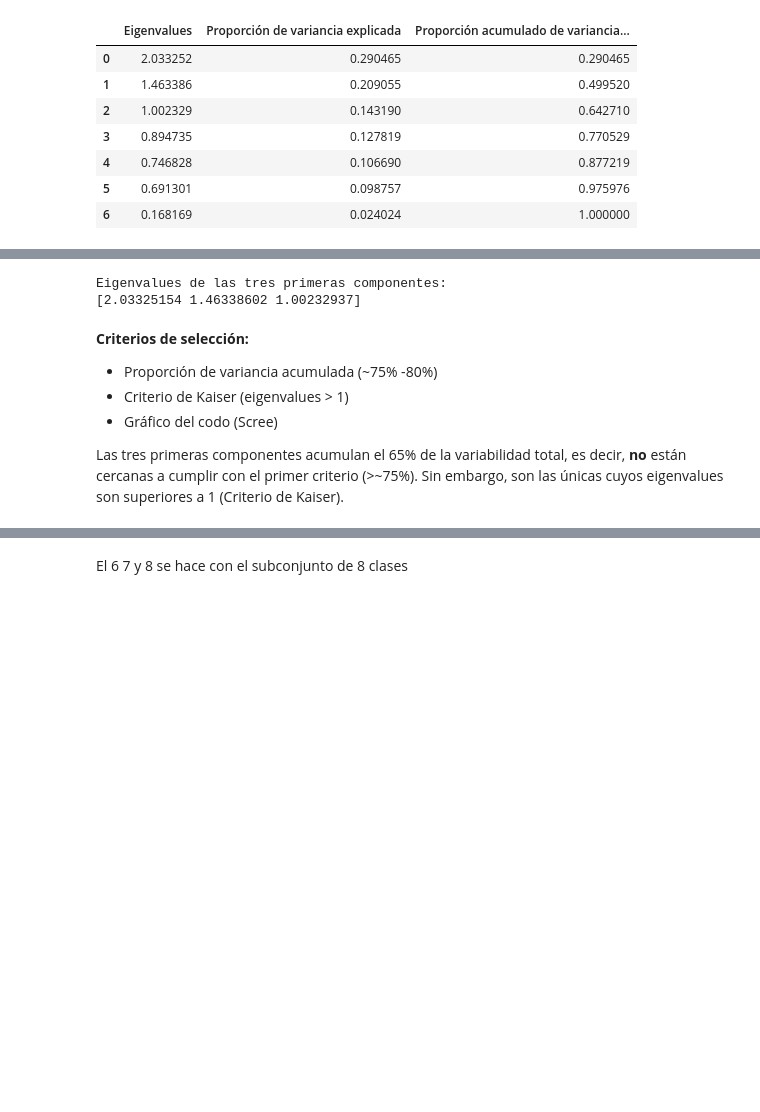
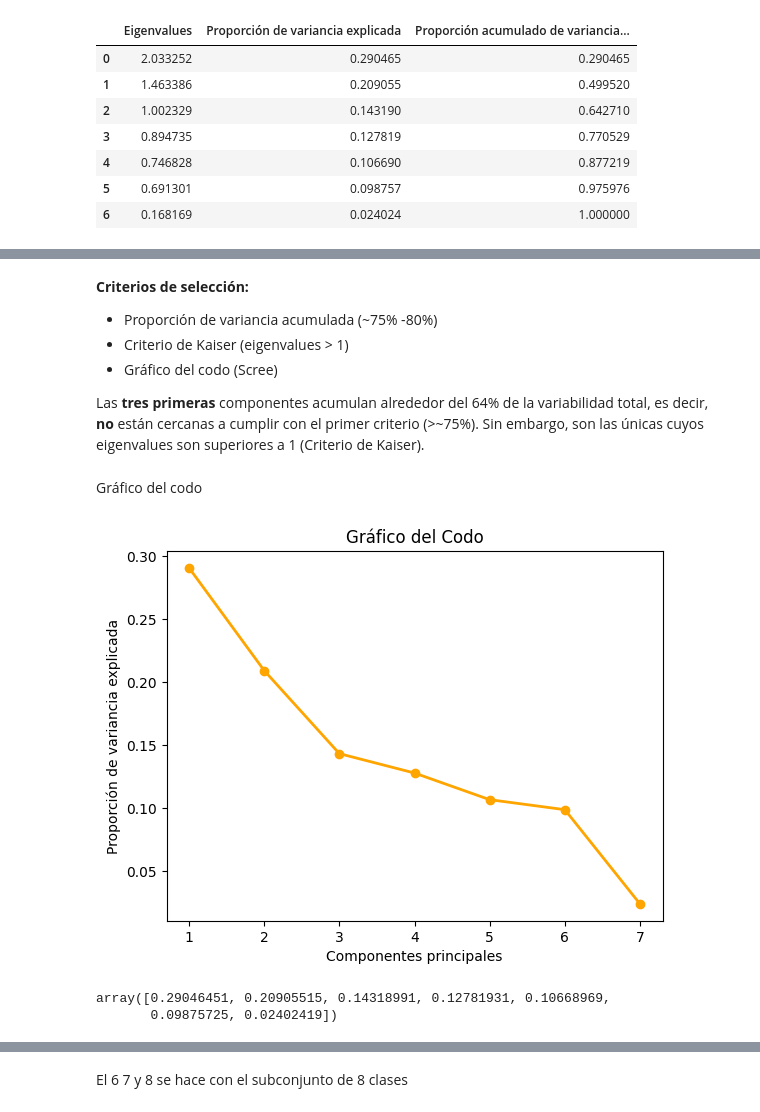
Before and after one commit to itssofiarce/MINERIA, a Jupyter notebook: tp1_2024/TP1_Mineria_Arce.ipynb, the cells around one changed output, grey strips where cells are left out. Saved outputs shown, nothing was run; the diff lists cells and outputs as text; code cells hidden in the pictures; blank space fills up the shorter version.

```diff
--- a/tp1_2024/TP1_Mineria_Arce.ipynb
+++ b/tp1_2024/TP1_Mineria_Arce.ipynb
@@ -301,11 +340,2 @@ plt.show()
-# %%
-# prompt: calcular los eigen values de las tres primeras componentes
-
-eigenvalues_top3 = pca.explained_variance_[:3]
-print("Eigenvalues de las tres primeras componentes:")
-print(eigenvalues_top3)
-# %% [output]
-Eigenvalues de las tres primeras componentes:
-[2.03325154 1.46338602 1.00232937]
 # %% [markdown]
 **Criterios de selección:**
@@ -314,3 +344,19 @@ Eigenvalues de las tres primeras componentes:
 * Gráfico del codo (Scree)
 
-Las tres primeras componentes acumulan el 65% de la variabilidad total, es decir, **no** están cercanas a cumplir con el primer criterio (>~75%). Sin embargo, son las únicas cuyos eigenvalues son superiores a 1 (Criterio de Kaiser).
+Las **tres primeras** componentes acumulan alrededor del 64% de la variabilidad total, es decir, **no** están cercanas a cumplir con el primer criterio (>~75%). Sin embargo, son las únicas cuyos eigenvalues son superiores a 1 (Criterio de Kaiser).
+# %% [markdown]
+Gráfico del codo
+# %%
+PC_values = np.arange(pca.n_components_) + 1
+plt.plot(PC_values, pca.explained_variance_ratio_, 'o-', linewidth=2, color='orange')
+plt.title('Gráfico del Codo')
+plt.xlabel('Componentes principales')
+plt.ylabel('Proporción de variancia explicada')
+plt.show()
+# %% [output]
+[figure, added]
+# %%
+ pca.explained_variance_ratio_
+# %% [output]
+array([0.29046451, 0.20905515, 0.14318991, 0.12781931, 0.10668969,
+       0.09875725, 0.02402419])
```
Also changed, not shown: parts of 69 cells of this notebook.
